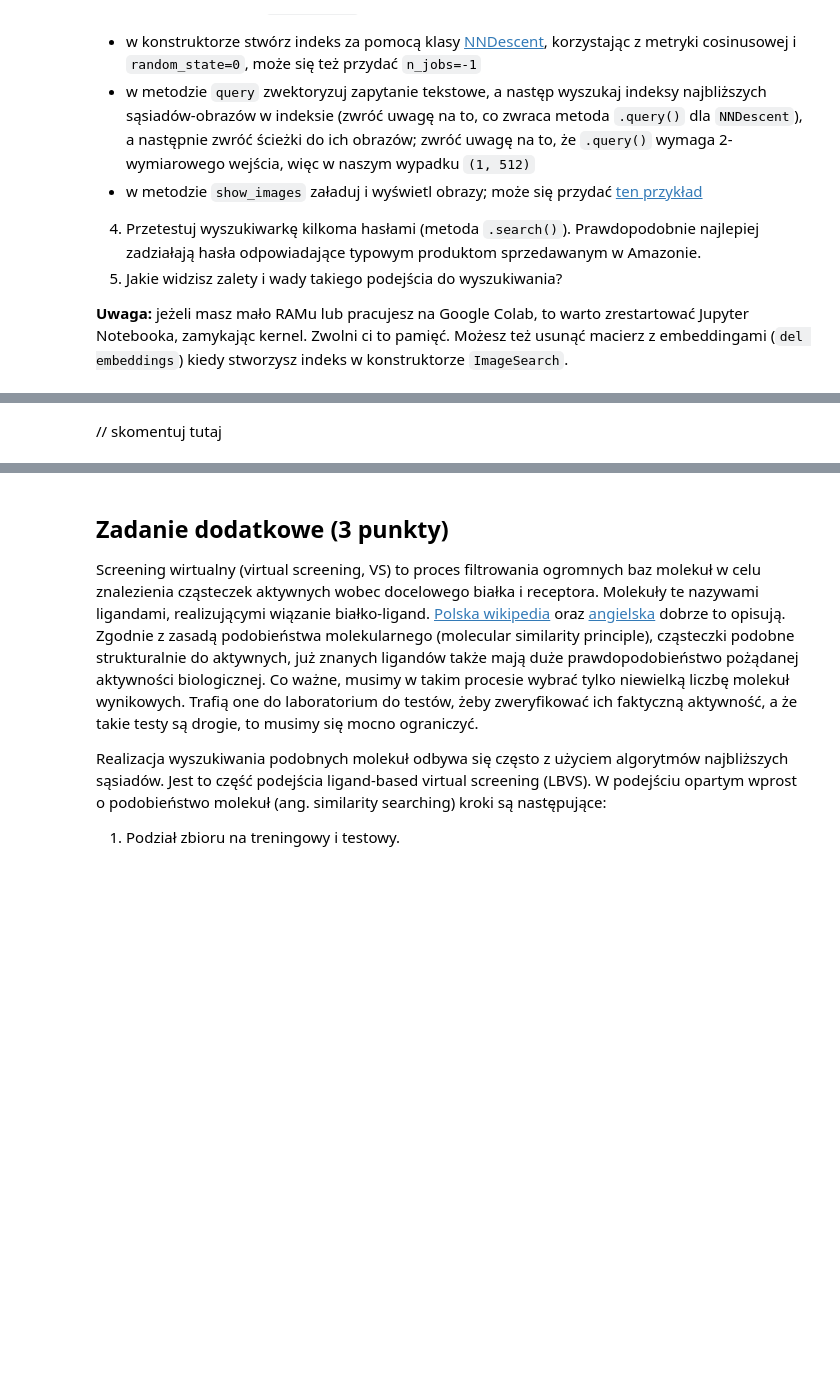
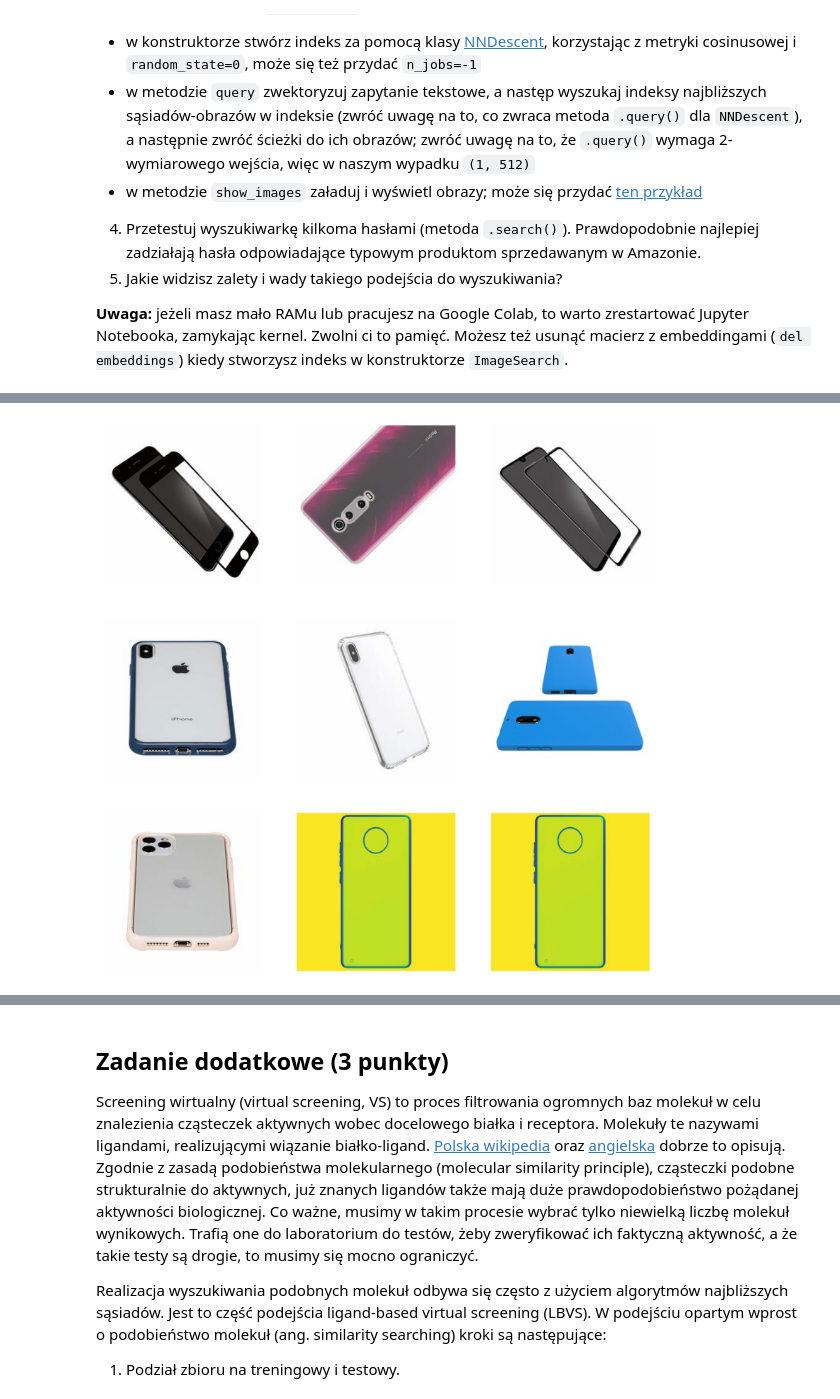
Before and after one commit to wiktorperczak/podstawy-uczenia-maszynowego-24-25, a Jupyter notebook: lab2/notebook.ipynb, the cells around one changed output, grey strips where cells are left out. Cells and saved outputs as stored; diff of their text form; code cells hidden in the pictures; blank space fills up the shorter version.

```diff
--- a/lab2/notebook.ipynb
+++ b/lab2/notebook.ipynb
@@ -656,13 +756,13 @@ image_paths
 # %%
 from itertools import islice
-
+from PIL import Image
 import joblib
 import torch
 from sentence_transformers import SentenceTransformer
 from tqdm.notebook import tqdm
 
 
-MAX_IMAGES = 50000
+MAX_IMAGES = 10000
 BATCH_SIZE = joblib.cpu_count(only_physical_cores=True)
 
 
@@ -684,14 +784,19 @@ def vectorize_images(image_paths: pd.Series) -> np.ndarray:
         start_idx = 0
         for batch in batched(image_paths.iloc[:MAX_IMAGES], BATCH_SIZE):
             # update end_idx; remember to stop at MAX_IMAGES!
+            end_idx = min(start_idx + BATCH_SIZE, MAX_IMAGES)
 
             # load images with Image.open()
+            imgs = [Image.open(filepath) for filepath in batch]
 
             # calculate embeddings
+            embedds = model.encode(imgs, batch_size=BATCH_SIZE, convert_to_tensor=True)
 
             # save embeddings in the embeddings array
+            embeddings[start_idx:end_idx] = embedds
 
             # update start_idx
+            start_idx = end_idx
 
             pbar.update(BATCH_SIZE)
 
@@ -699,6 +804,10 @@ def vectorize_images(image_paths: pd.Series) -> np.ndarray:
 # %%
 embeddings = vectorize_images(image_paths)
 # %%
+from pynndescent import NNDescent
+from mpl_toolkits.axes_grid1 import ImageGrid
+
+
 class ImageSearch:
     def __init__(self, image_paths: pd.Series, embeddings: np.ndarray):
         # change to Numpy array to avoid .iloc[] and just index with []
@@ -708,15 +817,33 @@ class ImageSearch:
         self.model = SentenceTransformer("clip-ViT-B-32", device=device)
 
         # create PyNNDescent index
-        self.index = ...
+        self.index = NNDescent(embeddings, metric="cosine", random_state=0, n_jobs=-1)
 
     def search(self, text: str, n_neighbors: int = 9) -> None:
         image_paths = self.query(text, n_neighbors)
         self.show(image_paths)
 
-    def query(self, text: str, n_neighbors: int = 9) -> list[str]: ...
+    def query(self, text: str, n_neighbors: int = 9) -> list[str]:
+        embedding = self.model.encode([text])
+        indices, _ = self.index.query(embedding, k=n_neighbors)
+        return [self.image_paths[i] for i in indices[0]]
 
-    def show(self, image_paths: list[str]) -> None: ...
+    def show(self, image_paths: list[str]) -> None:
+        fig = plt.figure(figsize=(10, 10))
+        grid = ImageGrid(fig, 111,
+                        nrows_ncols=(3, 3),
+                        axes_pad=0.5)
+
+        for ax, img_path in zip(grid, image_paths):
+            try:
+                img = Image.open(img_path)
+                ax.imshow(img)
+                ax.axis("off")
+            except Exception as e:
+                ax.text(0.5, 0.5, "Error", ha='center', va='center')
+                ax.axis("off")
+
+        plt.show()
 # %%
 image_search = ImageSearch(image_paths, embeddings)
 # %%
@@ -724,2 +853,4 @@ image_search.search("blue pillow")
-# %% [markdown]
-// skomentuj tutaj
+# %%
+image_search.search("phone")
+# %% [output]
+[figure, added]
```
Also changed, not shown: parts of 11 cells of this notebook.
